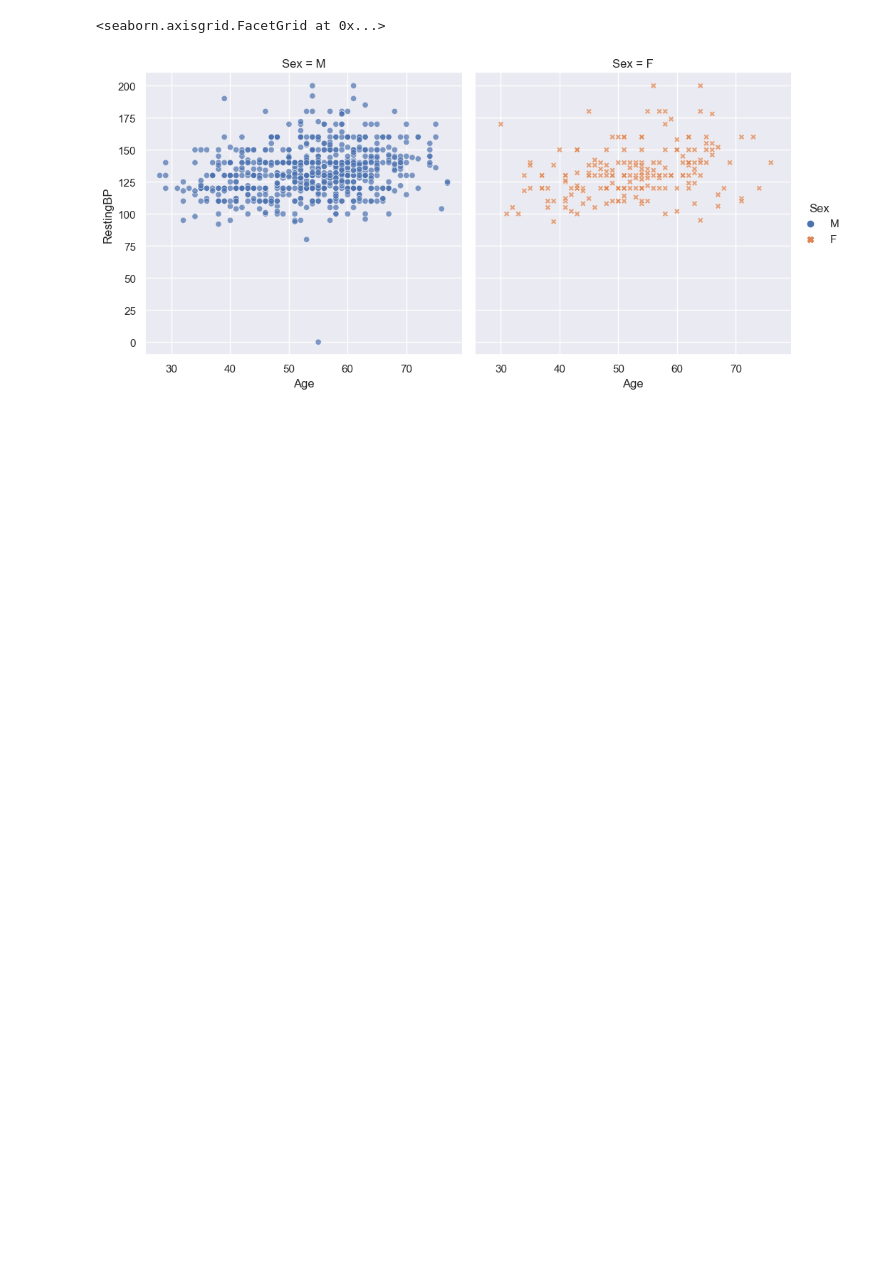
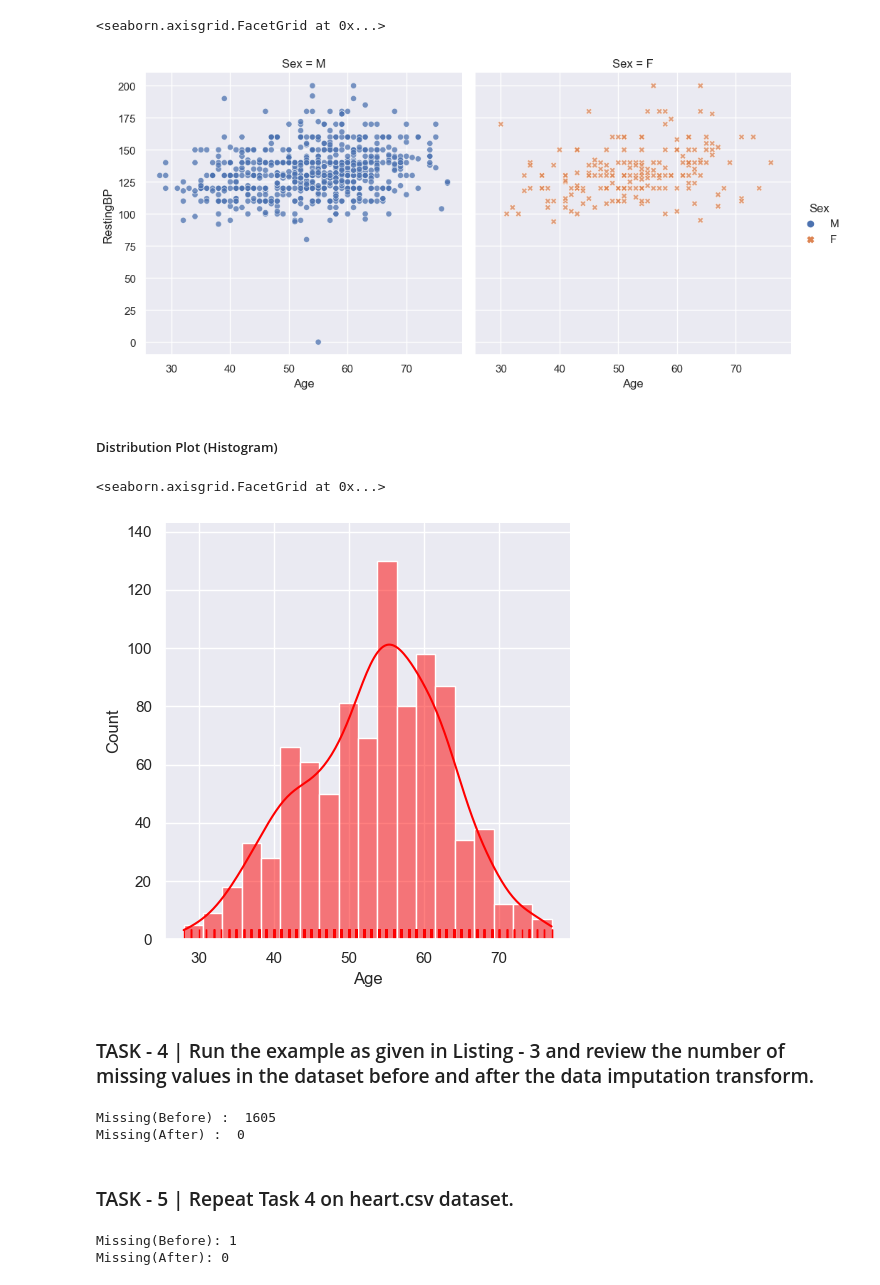
Before and after one commit to sy-zaid/Employee-Management-System, a Jupyter notebook: CS-334 Machine Learning/LABS/LAB 02/20B-052-SE_CS-334_LW02.ipynb, the cells around one changed output. Saved outputs shown, nothing was run; the diff lists cells and outputs as text; code cells hidden in the pictures; blank space fills up the shorter version.

```diff
--- a/CS-334 Machine Learning/LABS/LAB 02/20B-052-SE_CS-334_LW02.ipynb
+++ b/CS-334 Machine Learning/LABS/LAB 02/20B-052-SE_CS-334_LW02.ipynb
@@ -77,3 +79,66 @@ sns.relplot(data=data_heart,x="Age",y="RestingBP",col="Sex",hue="Sex",style="Sex
 # %% [output]
 <seaborn.axisgrid.FacetGrid at 0x...>
 [figure]
+# %% [markdown]
+##### Distribution Plot (Histogram)
+# %%
+
+sns.displot(data=data_heart,x='Age',kde=True,rug=True,color="red")
+# %% [output]
+<seaborn.axisgrid.FacetGrid at 0x...>
+[figure, added]
+# %% [markdown]
+### TASK - 4 | Run the example as given in Listing - 3 and review the number of missing values in the dataset before and after the data imputation transform.
+# %%
+# statistical imputation transfo rm for the horse colic dataset
+from numpy import isnan
+from pandas import read_csv
+from sklearn.impute import SimpleImputer
+# load dataset
+url = "https://raw.githubusercontent.com/jbrownlee/Datasets/master/horse-colic.csv"
+dataframe = read_csv(url,header=None, na_values = "?")
+# split into input and output elements
+data = dataframe.values
+ix = [i for i in range ( data.shape [1]) if i != 23]
+X , y = data [: , ix ], data [: , 23]
+# print total missing
+print ( "Missing(Before) : % d " % sum ( isnan(X).flatten ()))
+
+# define imputer
+imputer = SimpleImputer(strategy="constant")
+# fit on the dataset
+imputer.fit (X)
+# transform the dataset
+Xtrans = imputer.transform(X)
+# print total missing
+print ("Missing(After) : % d " % sum (isnan(Xtrans).flatten()))
+# %% [output]
+Missing(Before) :  1605
+Missing(After) :  0
+# %% [markdown]
+### TASK - 5 | Repeat Task 4 on heart.csv dataset.
+# %%
+from pandas import read_csv
+from sklearn.impute import SimpleImputer
+
+# Load dataset
+dataframe = read_csv("heart.csv", header=None, na_values="?")
+
+# Split into input and output elements
+x = dataframe.drop(columns=[11])  # Exclude the target variable (assuming it's the last column)
+y = dataframe[11]  # Assuming the target variable is in the last column
+
+# Print total missing values
+print("Missing(Before): %d" % x.isnull().sum().sum())
+
+# Define imputer
+imputer = SimpleImputer(strategy="mean")
+
+# Fit and transform the dataset
+Xtrans = imputer.fit_transform(X)
+
+# Print total missing values after transformation
+print("Missing(After): %d" % panda.DataFrame(Xtrans).isnull().sum().sum())
+# %% [output]
+Missing(Before): 1
+Missing(After): 0
```
Also changed, not shown: parts of 2 cells of this notebook, 1 other file.
